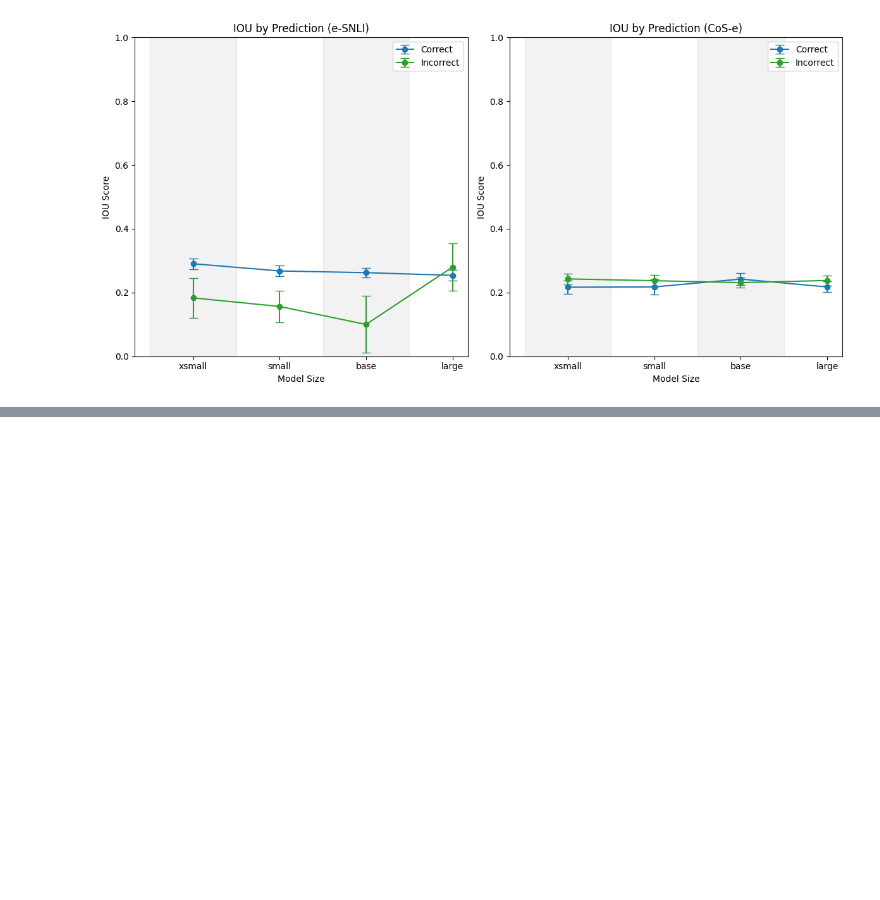
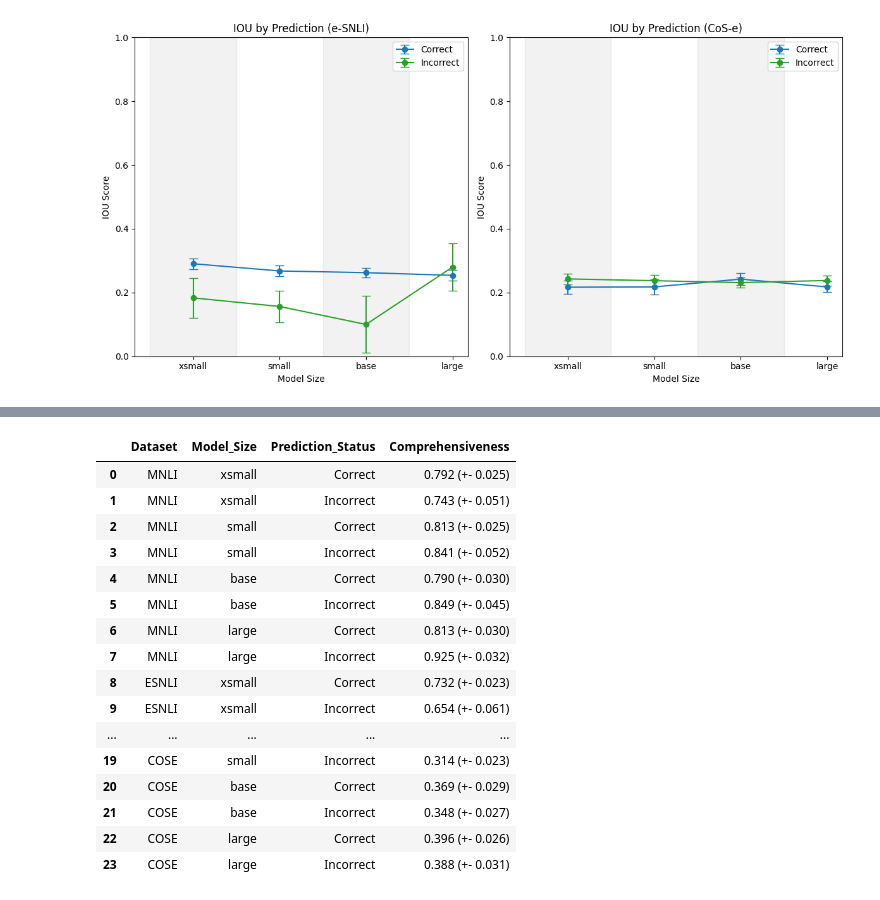
Before and after one commit to henningheyen/Scalability-Of-LLM-Posthoc-Explanations, a Jupyter notebook: plots_tables_results.ipynb, the cells around one changed output, grey strips where cells are left out. Drawn from its saved outputs; the diff is of its cells as text; code cells hidden in the pictures; blank space fills up the shorter version.

```diff
--- a/plots.ipynb
+++ b/plots_tables_results.ipynb
@@ -292,0 +402,50 @@ plot_iou(by='prediction')
+# %%
+# Initialize an empty list to store rows of the DataFrame
+data = []
+
+# Loop through each dataset
+for dataset in DATASETS:
+    # Loop through each model size
+    for model_size in MODEL_NAMES:
+        # Extract the relevant data
+        comp = np.array(explainability_results[dataset][model_size]['faithfulness']['comprehensiveness'])
+        correct_idx = np.array(explainability_results[dataset][model_size]['correct_idx'])
+
+        # Calculate the means and SEM for correct and incorrect predictions
+        comp_correct_mean = np.mean(comp[correct_idx])
+        comp_correct_sem = get_sem(comp[correct_idx])
+
+        comp_incorrect_mean = np.mean(comp[~correct_idx])
+        comp_incorrect_sem = get_sem(comp[~correct_idx])
+
+        # Create strings with mean values and SEM
+        comp_correct_str = f"{comp_correct_mean:.3f} (+- {comp_correct_sem:.3f})"
+        comp_incorrect_str = f"{comp_incorrect_mean:.3f} (+- {comp_incorrect_sem:.3f})"
+
+        # Append the data to the list
+        data.append([dataset.upper(), model_size, 'Correct', comp_correct_str])
+        data.append([dataset.upper(), model_size, 'Incorrect', comp_incorrect_str])
+
+# Create the DataFrame
+df_faithfulness_by_prediction = pd.DataFrame(data, columns=['Dataset', 'Model_Size', 'Prediction_Status', 'Comprehensiveness'])
+
+# Show the DataFrame
+df_faithfulness_by_prediction.head(50)
+# %% [output]
+|  | Dataset | Model_Size | Prediction_Status | Comprehensiveness |
+| 0 | MNLI | xsmall | Correct | 0.792 (+- 0.025) |
+| 1 | MNLI | xsmall | Incorrect | 0.743 (+- 0.051) |
+| 2 | MNLI | small | Correct | 0.813 (+- 0.025) |
+| 3 | MNLI | small | Incorrect | 0.841 (+- 0.052) |
+| 4 | MNLI | base | Correct | 0.790 (+- 0.030) |
+| 5 | MNLI | base | Incorrect | 0.849 (+- 0.045) |
+| 6 | MNLI | large | Correct | 0.813 (+- 0.030) |
+| 7 | MNLI | large | Incorrect | 0.925 (+- 0.032) |
+| 8 | ESNLI | xsmall | Correct | 0.732 (+- 0.023) |
+| 9 | ESNLI | xsmall | Incorrect | 0.654 (+- 0.061) |
+| ... | ... | ... | ... | ... |
+| 19 | COSE | small | Incorrect | 0.314 (+- 0.023) |
+| 20 | COSE | base | Correct | 0.369 (+- 0.029) |
+| 21 | COSE | base | Incorrect | 0.348 (+- 0.027) |
+| 22 | COSE | large | Correct | 0.396 (+- 0.026) |
+| 23 | COSE | large | Incorrect | 0.388 (+- 0.031) |
```
Also changed, not shown: parts of 16 cells of this notebook, 7 other files.
